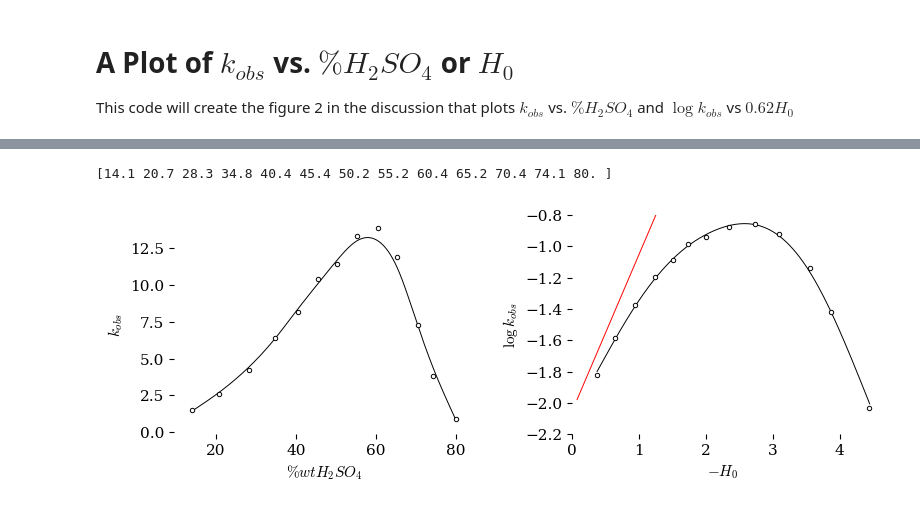
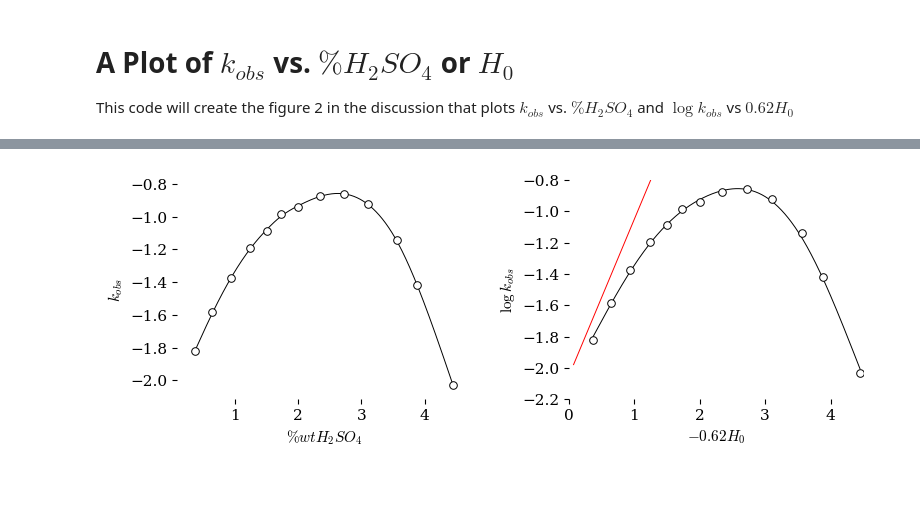
Before and after one commit to blinkletter/4410PythonNotebooks, a Jupyter notebook: Class_30/Yates-Fig2-MeOAc.ipynb, the cells around one changed output, grey strips where cells are left out. Drawn from its saved outputs; the diff is of its cells as text; code cells hidden in the pictures.

```diff
--- a/Class_30/Yates-Fig2-MeOAc.ipynb
+++ b/Class_30/Yates-Fig2-MeOAc.ipynb
@@ -56,7 +56,6 @@ H0Value = interpolator(percentH2SO4)
 ### Set up libraries and global variables
 ##############################################################
 
-Data_File_Name = "Yates_Table1.csv"
 
 import pandas as pd
 import numpy as np
@@ -81,7 +80,7 @@ github_location_styles = "https://raw.githubusercontent.com/blinkletter/LFER-QSA
 github_location_LFER_tables = "https://raw.githubusercontent.com/blinkletter/LFER-QSAR/main/data/"
 
 molwtH2SO4 = 98.08
-molwtH20 = 18.0
+molwtH2O = 18.0
 densityH2SO4 = 1.83
 densityH2O = 1.000
 
@@ -149,8 +192,13 @@ See the caveats in the documentation: https://pandas.pydata.org/pandas-docs/stab
 ### Get the data
 ###################################################
 
-x = df1["PercentH2SO4"]
-y = df1["kobs"]
+#x = df1["PercentH2SO4"]
+x = df1["mole fraction"]
+x = -df1["HS"]
+
+
+#y = df1["kobs"]
+y = df1["log_k_obs"]
 
 x1 = -df1["HS"]
 y1 = df1["log_k_obs"]
@@ -160,23 +208,24 @@ y1 = df1["log_k_obs"]
 ###################################################
 
 ### Using a smoothing interpolation function that returns a Bspline function
-
+xlowess = x
+ylowess = y
 if True:
        y_lowess = lowess(y,
                          x,
-                         frac=1/3,
+                         frac=0.3,
                          it=3,
                          delta=0.0,
                          xvals=None,
                          is_sorted=False,
                          missing='drop',
                          return_sorted=True)
+       xlowess = y_lowess[:,0]
+       ylowess = y_lowess[:,1]
 
-print(y_lowess[:,0])
-
-interpolation = make_smoothing_spline(y_lowess[:,0], y_lowess[:,1],      ### The x and y data
+interpolation = make_smoothing_spline(xlowess, ylowess,      ### The x and y data
                                       w=None,    ### A list of weights for each point (default = None)
-                                      lam=1)  ### A factor for the degree of smoothing. Change this to change the smoothness.
+                                      lam=0.004)  ### A factor for the degree of smoothing. Change this to change the smoothness.
 
 step = 0.01
 x_smooth = np.arange(np.min(x), np.max(x)+step, step)
@@ -190,15 +239,6 @@ x1_smooth = np.arange(np.min(x1), np.max(x1)+step, step)
 y1_smooth = interpolation1(x1_smooth)
 
 
-###################################################
-### Set zoom range for second plot
-###################################################
-
-#zoom_xlim=[80,100]; zoom_ylim=[7,11]
-#zoom_xlim=[0,20]; zoom_ylim=[None, None]
-zoom_xlim=[0,20]; zoom_ylim=[-1.5, 1]
-#zoom_xlim=[80,100]; zoom_ylim=[15, 21]
-
 
 
 
@@ -209,7 +249,7 @@ zoom_xlim=[0,20]; zoom_ylim=[-1.5, 1]
 x_label = "$\%wt {H_2SO_4}$"
 y_label = "$k_{obs}$"
 
-x1_label = "$-H_0$"
+x1_label = "$-0.62H_0$"
 y1_label = "$\log{k_{obs}}$"
 
 
@@ -247,7 +287,7 @@ ax[0].margins(x=.07, y=.07, tight=True)
 if True:
        ax[0].scatter(x, y,
                     marker = "o",
-                    s = 10,
+                    s = 30,
                     color = "white",
                     edgecolors = "black",
                     linewidths=0.7,
@@ -256,38 +296,36 @@ if True:
 
 #ax[0].plot(x, y, "-", color = "black", linewidth=0.7, zorder = 1)
 ax[0].plot(x_smooth, y_smooth, "-", color = "black", linewidth=0.7, zorder = 1)
-
 
 ###################################################
 ### Make the second plot (plot 1)
 ###################################################
 
 ax[1].set(
 #          title = Title1,
           ylabel=y1_label,
           xlabel=x1_label,
           xlim=[0,4.5],      ### Set axis limits to zoom in
           ylim=[-2.2,-0.8]
        )
 ax[1].margins(x=.07, y=.07, tight=True)
 
 # ax[1].axvline(x=30, ymin=0.1, ymax = 0.9, linewidth = 0.5, color = "lightgray", zorder = 0)   # A vertical line highlight
 
 ax[1].scatter(x1, y1,
               marker = "o",
-              s = 10,
+              s = 30,
               color = "white",
               edgecolors = "black",
               linewidths=0.7,
               zorder = 2)
 
 
 #ax[1].plot(x, y, "-", color = "black", linewidth=0.7, zorder = 1)
 ax[1].plot(x1_smooth, y1_smooth, "-", color = "black", linewidth=0.7, zorder = 1)
 ax[1].plot(x1-.3, x1-2.35, "-", color = "red", linewidth=0.7, zorder = 1)
 
 plt.savefig("fig2.pdf")
 plt.show()
 # %% [output]
-[14.1 20.7 28.3 34.8 40.4 45.4 50.2 55.2 60.4 65.2 70.4 74.1 80. ]
-[figure, old version]
+[figure, new version]
```
Also changed, not shown: parts of 8 cells of this notebook, 2 other files.
